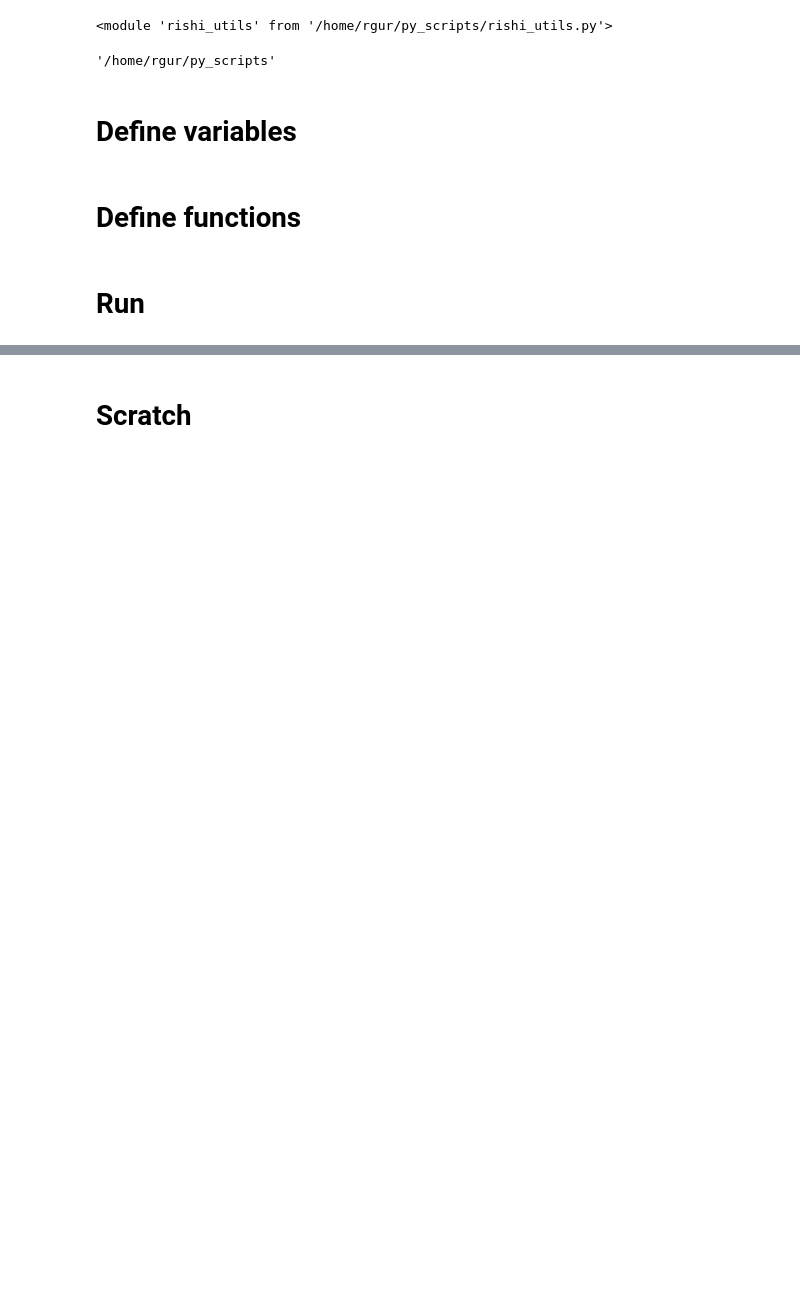
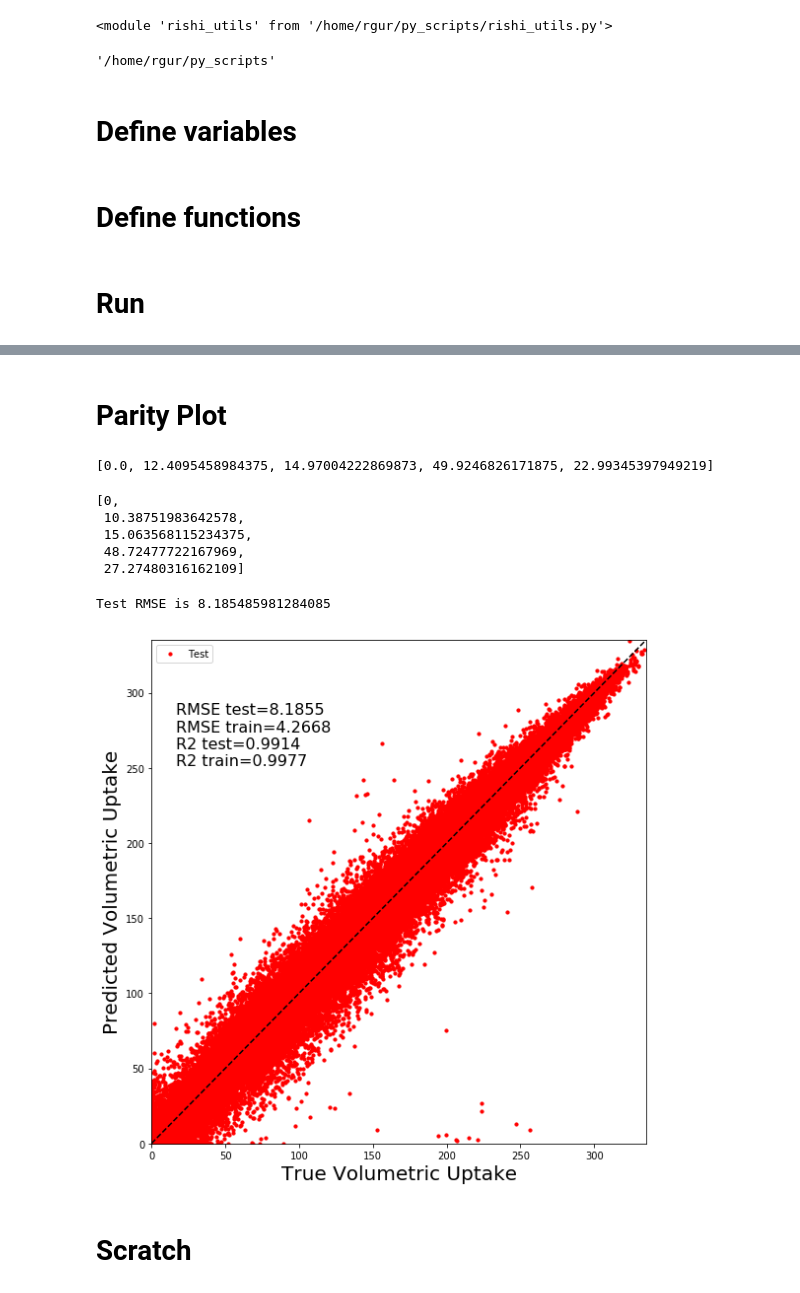
Before and after one commit to rishigurnani/hMOFs-Snurr, a Jupyter notebook: plot_results.ipynb, the cells around one changed output, grey strips where cells are left out. Saved outputs shown, nothing was run; the diff lists cells and outputs as text; code cells hidden in the pictures; blank space fills up the shorter version.

```diff
--- a/plot_results.ipynb
+++ b/plot_results.ipynb
@@ -306,0 +421,2 @@ results_df
+# %% [markdown]
+# Parity Plot
@@ -306,0 +436,69 @@ results_df
+# %%
+res_test_label = truth[test_start:]
+res_test_predictions = fix_preds[test_start:]
+res_train_label = truth[:test_start]
+res_train_predictions = fix_preds[:test_start]
+# %%
+res_train_label[0:5]
+# %% [output]
+[0.0, 12.4095458984375, 14.97004222869873, 49.9246826171875, 22.99345397949219]
+# %%
+res_train_predictions[0:5]
+# %% [output]
+[0,
+ 10.38751983642578,
+ 15.063568115234375,
+ 48.72477722167969,
+ 27.27480316162109]
+# %%
+def fix_na(true, pred):
+    df = pd.DataFrame({'True': true, 'Pred': pred}).dropna()
+    return df['True'].to_list(), df['Pred'].to_list()
+# %%
+res_test_label, res_test_predictions = fix_na(res_test_label, res_test_predictions)
+# %%
+res_train_label, res_train_predictions = fix_na(res_train_label, res_train_predictions)
+# %%
+fig1,ax1 = plt.subplots(figsize = (8,8))
+
+
+rmse = ml.get_rmse(res_test_label, res_test_predictions)
+print("Test RMSE is %s" %rmse)
+
+tr_rmse = ml.get_rmse(res_train_label, res_train_predictions)
+
+from sklearn.metrics import r2_score as r2
+
+r2_val = r2(y_true=res_test_label, y_pred=res_test_predictions)
+r2_tr = r2(y_true=res_train_label, y_pred=res_train_predictions)
+
+ax1.scatter(res_test_label, res_test_predictions, c='r',s=10, label='Test')
+is_stacked = True
+if is_stacked:
+    x_lab = 'True Volumetric Uptake'
+    y_lab = 'Predicted Volumetric Uptake'
+else:
+    x_lab = 'True Gravimetric Uptake'
+    y_lab = 'Predicted Gravimetric Uptake'
+
+ax1.set_xlabel(x_lab,fontsize=20)
+ax1.set_ylabel(y_lab,fontsize=20)
+max_val = max([max(res_test_label),max(res_test_predictions)])+1
+ax1.set_xlim(0, max_val)
+ax1.set_ylim(0, max_val)
+
+plot_x_min, plot_x_max = plt.xlim()
+plot_y_min, plot_y_max = plt.ylim()
+ax1.legend()
+ax1.plot(np.linspace(plot_x_min,plot_x_max,100),np.linspace(plot_y_min,plot_y_max,100),c='k',ls='--')
+text_position_x = plot_x_min + (plot_x_max - plot_x_min) * 0.05
+text_position_y = plot_y_max - (plot_y_max - plot_y_min) * 0.25
+
+ax1.text(text_position_x, text_position_y, "RMSE test=" + str("%.4f" % rmse) + '\n' +
+         "RMSE train=" + str("%.4f" % tr_rmse) + '\n' +
+         "R2 test=" + str("%.4f" % r2_val) + '\n' +
+         "R2 train=" + str("%.4f" % r2_tr), ha='left', fontsize=16)
+fig1.tight_layout()
+# %% [output]
+Test RMSE is 8.185485981284085
+[figure, added]
```
Also changed, not shown: parts of 27 cells of this notebook, 6 other files.
